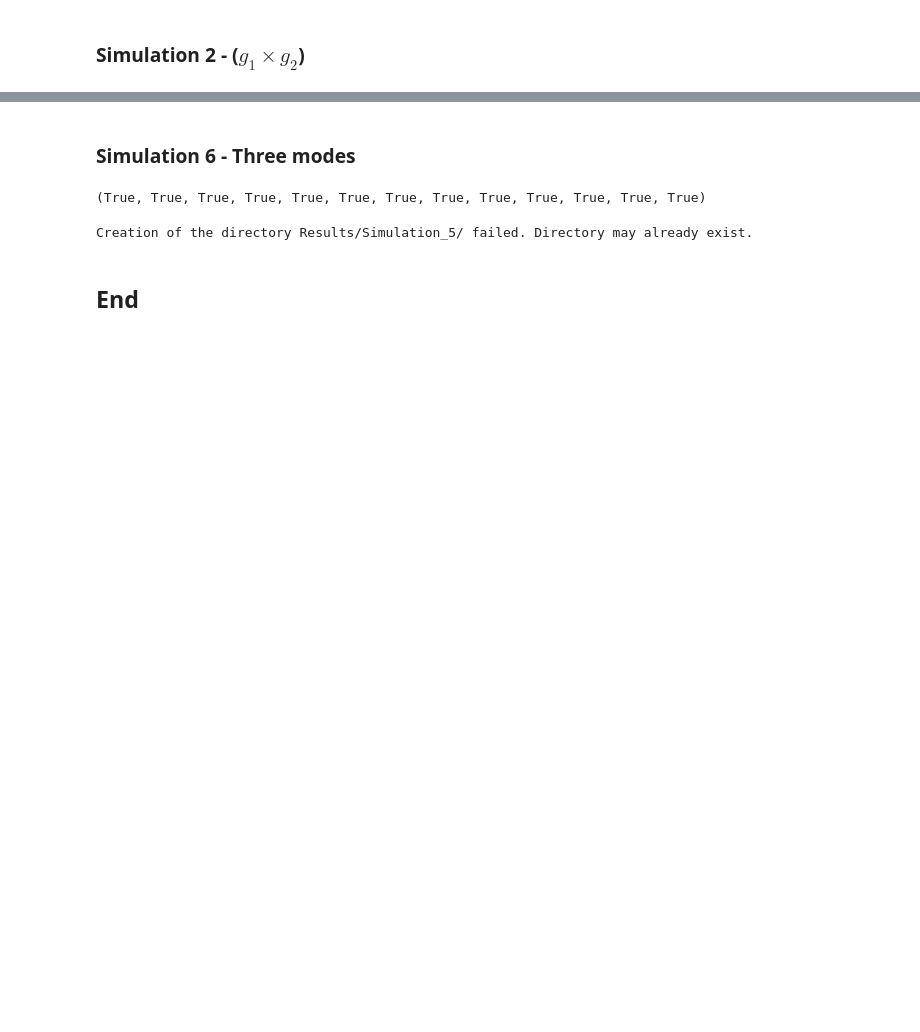
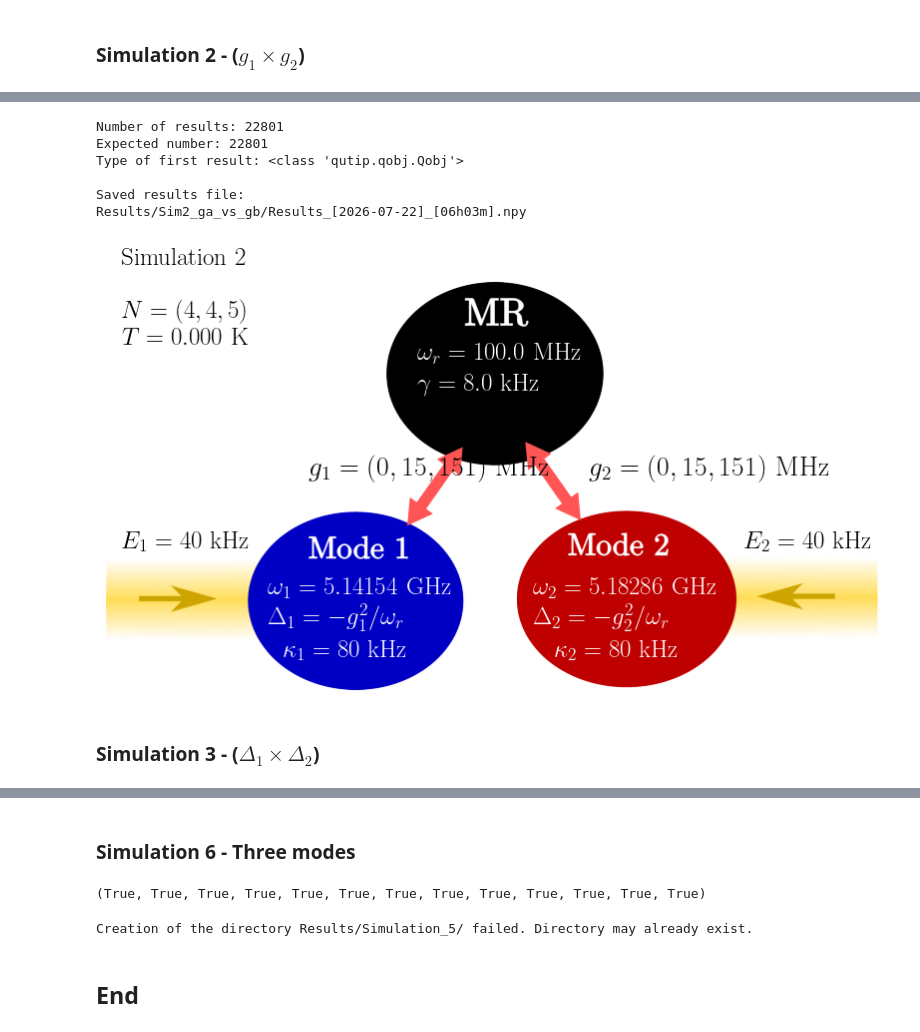
Before and after one commit to asantanah/code_for_paper, a Jupyter notebook: Artigo_simulations_.ipynb, the cells around one changed output, grey strips where cells are left out. Cells and saved outputs as stored; diff of their text form; code cells hidden in the pictures; blank space fills up the shorter version.

```diff
--- a/Artigo_simulations_.ipynb
+++ b/Artigo_simulations_.ipynb
@@ -237 +498,81 @@ if saveResults:
+# %%
+Ny = len(gblist)
+Nx = len(galist)
+
+print("Number of results:", len(results))
+print("Expected number:", Ny * Nx)
+print("Type of first result:", type(results[0]))
+
+rho_grid = np.empty((Ny, Nx), dtype=object)
+
+for index, rho in enumerate(results):
+    i = index // Nx   # gb index
+    j = index % Nx    # ga index
+
+    rho_grid[i, j] = rho
+
+x_list_2 = np.array(galist)
+y_list_2 = np.array(gblist)
+
+data = np.empty(8, dtype=object)
+
+data[0] = x_list_2
+data[1] = y_list_2
+data[2] = rho_grid
+
+data[3] = N_a
+data[4] = N_b
+data[5] = N_r
+data[6] = wr
+
+data[7] = computation_time
+
+if saveResults:
+    os.makedirs(save_path_2, exist_ok=True)
+
+    results_filename = save_path_2 + "Results" + time_index + ".npy"
+
+    save(results_filename, data, allow_pickle=True)
+
+    print(f"\nSaved results file:")
+    print(results_filename)
+
+    fig, axes = plt.subplots(1, 1, figsize=(10, 10))
+
+    scheme2 = mpimg.imread(r'Images\TwoModes_Scheme2.png')
+    axes.text(50, 200, f"Simulation 2\n\n$N =({N_a:.0f}, {N_b:.0f}, {N_r:.0f})$ \n $T={T:.3f} $ K", color='black', fontsize=18)
+
+    # ========= Mode 1 ========= #
+    axes.text(520, 1000, f"$\omega_1 ={wa/(1e3):.5f}$ GHz", color='white', fontsize=18)
+    axes.text(520, 1100, f"$\Delta_1 = - g_1^2/\omega_r$", color='white', fontsize=18)
+    axes.text(570, 1200, f"$\kappa_1 ={kappa_a*1e3:.0f}$ kHz", color='white', fontsize=18)
+    axes.text(50, 850, f"$E_1 ={E_a*1e3:.0f}$ kHz", color='black', fontsize=18)
+    axes.text(650, 620, f"$g_1 = ({ga_start:.0f},{ga_final:.0f},{ga_size:.0f})$ MHz", color='black', fontsize=20)
+    # ========= Mode 2 ========= #
+    axes.text(1370, 1000, f"$\omega_2 ={wb/(1e3):.5f}$ GHz", color='white', fontsize=18)
+    axes.text(1370, 1100, f"$\Delta_2 = - g_2^2/\omega_r$", color='white', fontsize=18)
+    axes.text(1440, 1200, f"$\kappa_2 ={kappa_b*1e3:.0f}$ kHz", color='white', fontsize=18)
+    axes.text(2050, 850, f"$E_2 ={E_b*1e3:.0f}$ kHz", color='black', fontsize=18)
+    axes.text(1550, 620, f"$g_2 =({gb_start:.0f},{gb_final:.0f},{gb_size:.0f})$ MHz", color='black', fontsize=20)
+    # ==== Mechanical Mode  ==== #
+    axes.text(1000, 250, f"$\omega_r = {wr:.1f}$ MHz", color='white', fontsize=18)
+    axes.text(1000, 350, f"$\gamma = {gamma*1e3:.1f}$ kHz", color='white', fontsize=18)
+
+    plt.axis('off')
+    plt.imshow(scheme2)
+
+    scheme_filename = save_path_2 + "Results" + time_index + "_scheme.png"
+
+    plt.savefig(scheme_filename, dpi=300, bbox_inches='tight')
+    plt.show()
+# %% [output]
+Number of results: 22801
+Expected number: 22801
+Type of first result: <class 'qutip.qobj.Qobj'>
+
+Saved results file:
+Results/Sim2_ga_vs_gb/Results_[2026-07-22]_[06h03m].npy
+[figure, added]
+# %% [markdown]
+### Simulation 3 - ($\Delta_1 \times \Delta_2$)
 # %%
```
Also changed, not shown: parts of 43 cells of this notebook, 4 other files.
